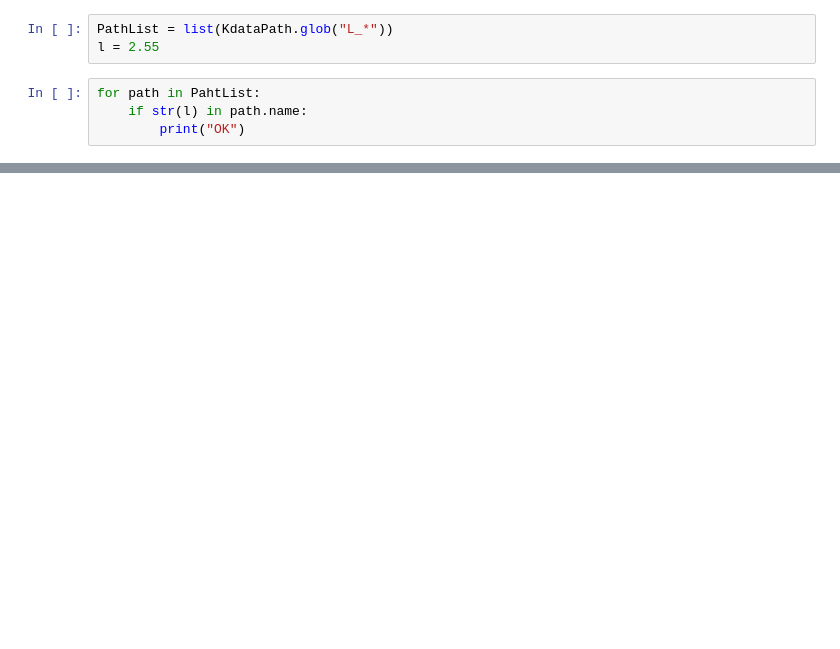
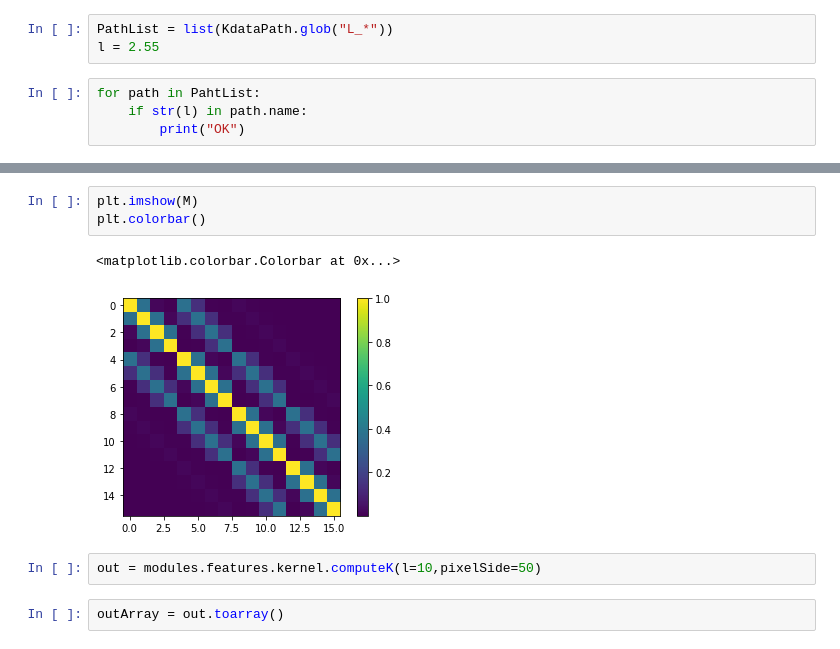
Before and after one commit to alexandreBerezin/ACCAL, a Jupyter notebook: docs/notebooks/kernel.ipynb, the cells around one changed output, grey strips where cells are left out. Saved outputs shown, nothing was run; the diff lists cells and outputs as text; blank space fills up the shorter version.

Commit message:
Update Kernel.py module

```diff
--- a/docs/notebooks/kernel.ipynb
+++ b/docs/notebooks/kernel.ipynb
@@ -26,0 +113,10 @@ for path in PahtList:
+# %%
+plt.imshow(M)
+plt.colorbar()
+# %% [output]
+<matplotlib.colorbar.Colorbar at 0x...>
+[figure, added]
+# %%
+out = modules.features.kernel.computeK(l=10,pixelSide=50)
+# %%
+outArray = out.toarray()
```
Also changed, not shown: parts of 16 cells of this notebook, 19 other files.
